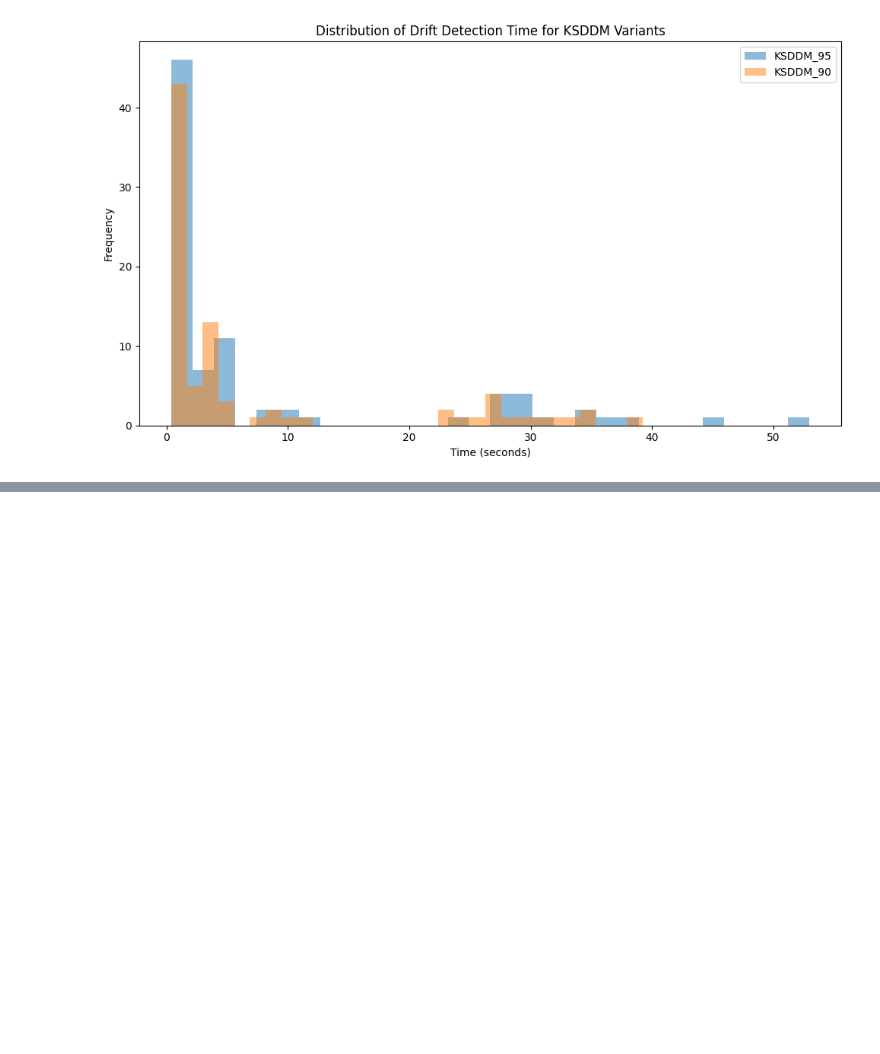
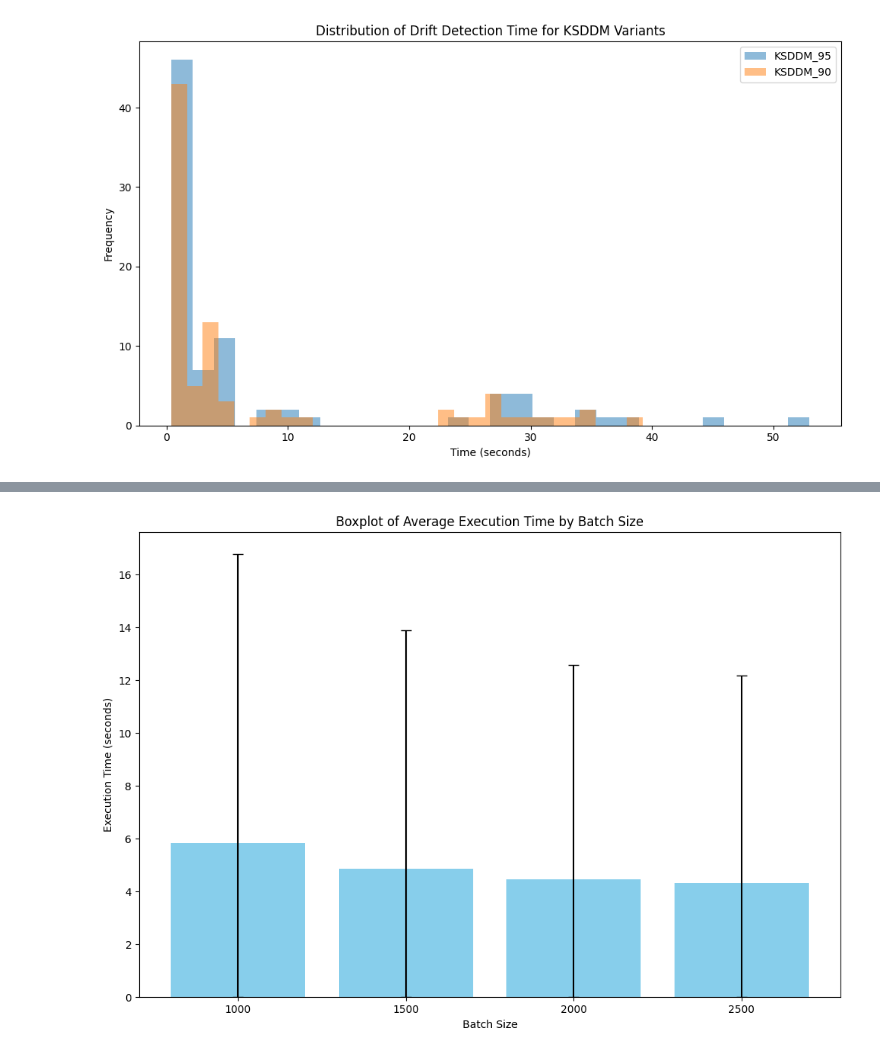
Before and after one commit to lucashelfs/EmpiricalAnalysisOfDataDrift, a Jupyter notebook: analysis/drift_detection_timing_analysis.ipynb, the cells around one changed output, grey strips where cells are left out. Cells and saved outputs as stored; diff of their text form; code cells hidden in the pictures; blank space fills up the shorter version.

```diff
--- a/analysis/drift_detection_timing_analysis.ipynb
+++ b/analysis/drift_detection_timing_analysis.ipynb
@@ -103,0 +150,16 @@ plt.show()
+# %%
+# Set lower error to be the min between std and mean (to not go below 0)
+lower_errors = np.minimum(batch_stds, batch_means)
+upper_errors = batch_stds
+
+asymmetric_error = [lower_errors, upper_errors]
+
+plt.figure(figsize=(12, 8))
+plt.bar(batch_means.index, batch_means.values, yerr=asymmetric_error, color='skyblue', capsize=5)
+plt.xlabel("Batch Size")
+plt.ylabel("Execution Time (seconds)")
+plt.title("Boxplot of Average Execution Time by Batch Size")
+plt.grid(False)
+plt.show()
+# %% [output]
+[figure, added]
```
Also changed, not shown: parts of 13 cells of this notebook.
